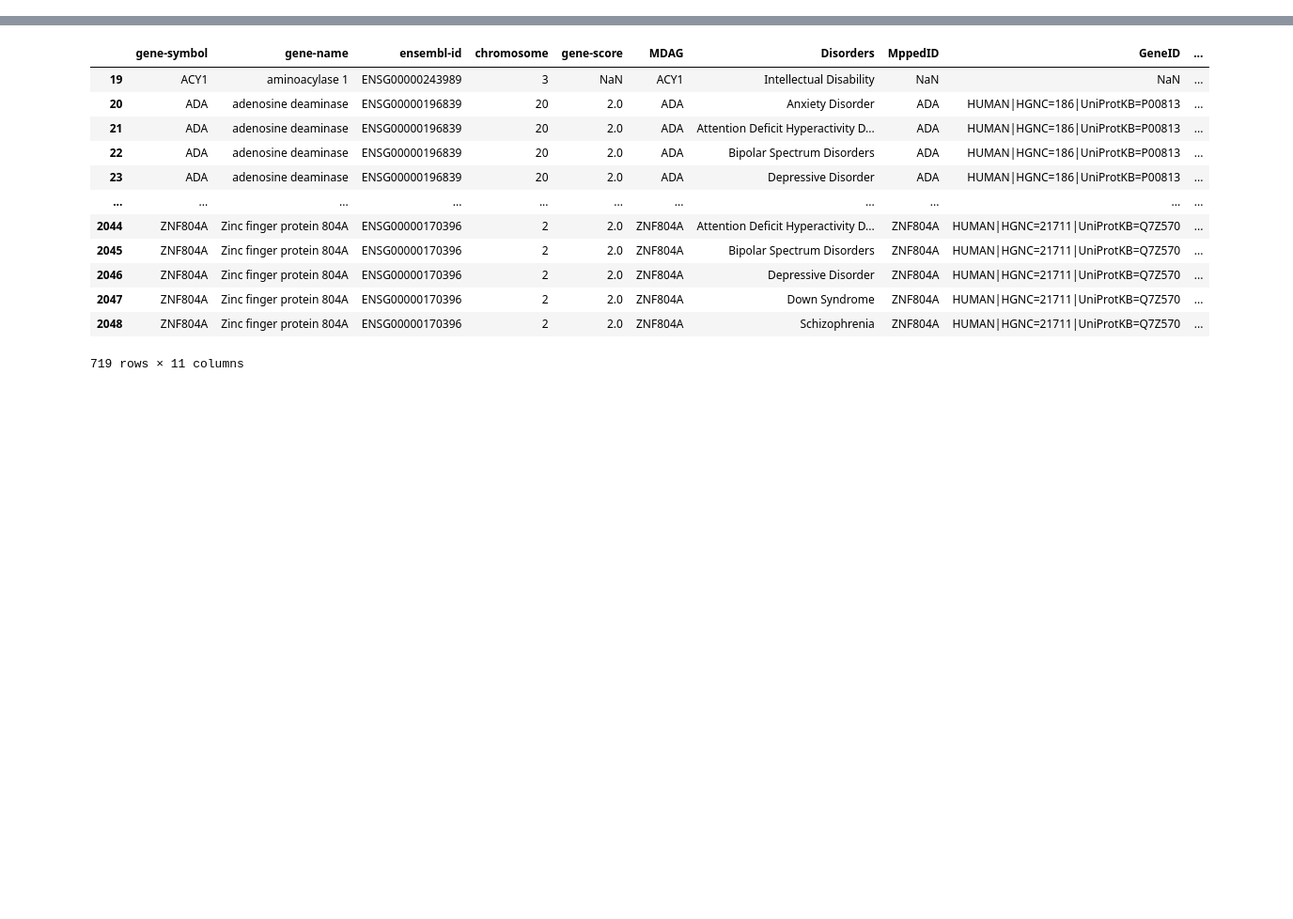
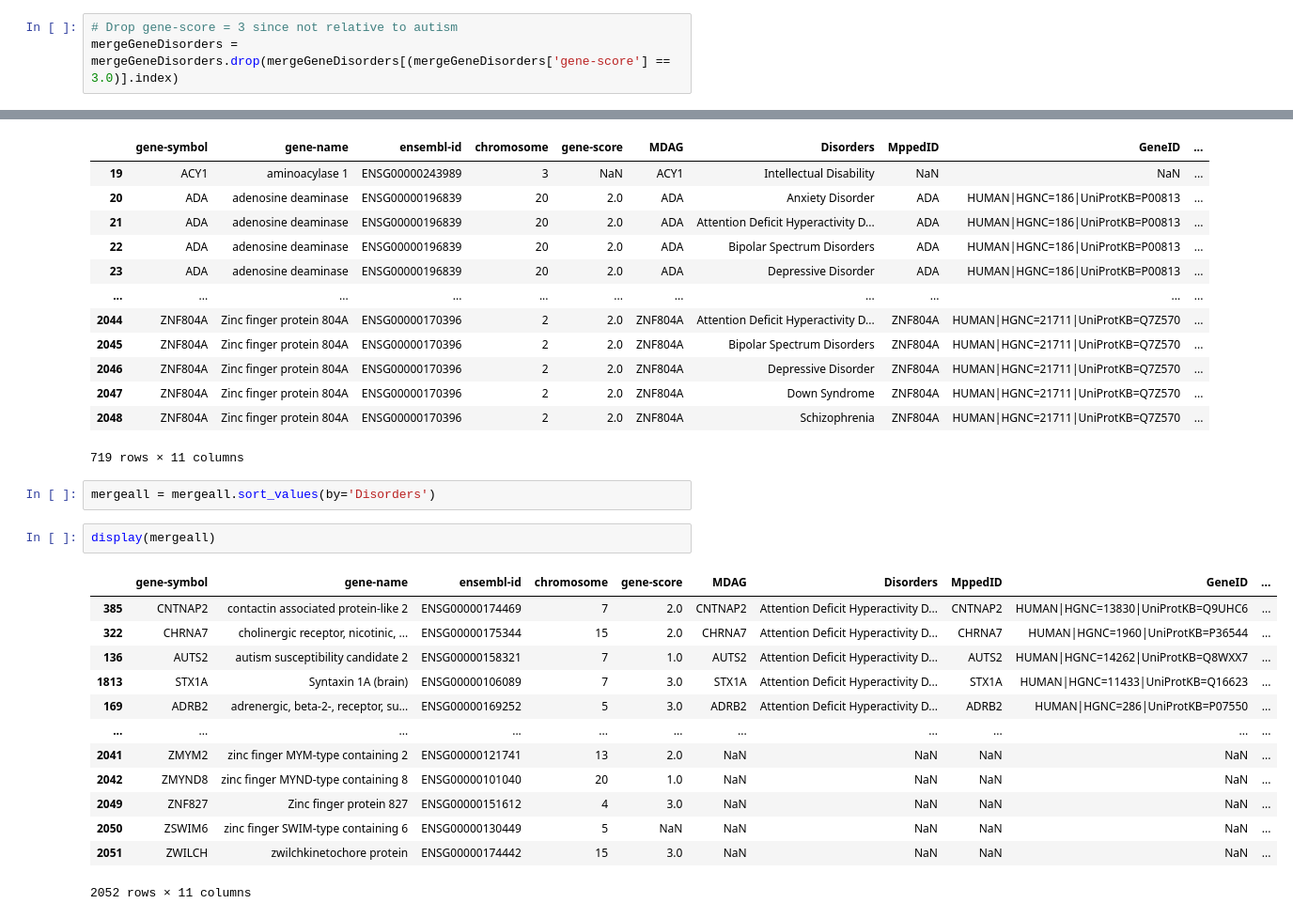
Before and after one commit to Bluestars1/BMI520-Autism-Genes, a Jupyter notebook: Autism.ipynb, the cells around one changed output, grey strips where cells are left out. Shown: that part at 94% size. Drawn from its saved outputs; the diff is of its cells as text; blank space fills up the shorter version.

```diff
--- a/Autism.ipynb
+++ b/Autism.ipynb
@@ -176,0 +177,3 @@ print(mergeGeneDisorders)
+# %%
+# Drop gene-score = 3 since not relative to autism
+mergeGeneDisorders = mergeGeneDisorders.drop(mergeGeneDisorders[(mergeGeneDisorders['gene-score'] == 3.0)].index)
@@ -249,3 +293,21 @@ display(dfmergeall)
 | 2047 | ZNF804A | Zinc finger protein 804A | ENSG00000170396 | 2 | 2.0 | ZNF804A | Down Syndrome | ZNF804A | HUMAN|HGNC=21711|UniProtKB=Q7Z570 | ... |
 | 2048 | ZNF804A | Zinc finger protein 804A | ENSG00000170396 | 2 | 2.0 | ZNF804A | Schizophrenia | ZNF804A | HUMAN|HGNC=21711|UniProtKB=Q7Z570 | ... |
 719 rows × 11 columns
+# %%
+mergeall = mergeall.sort_values(by='Disorders')
+# %%
+display(mergeall)
+# %% [output]
+|  | gene-symbol | gene-name | ensembl-id | chromosome | gene-score | MDAG | Disorders | MppedID | GeneID | ... |
+| 385 | CNTNAP2 | contactin associated protein-like 2 | ENSG00000174469 | 7 | 2.0 | CNTNAP2 | Attention Deficit Hyperactivity D... | CNTNAP2 | HUMAN|HGNC=13830|UniProtKB=Q9UHC6 | ... |
+| 322 | CHRNA7 | cholinergic receptor, nicotinic, ... | ENSG00000175344 | 15 | 2.0 | CHRNA7 | Attention Deficit Hyperactivity D... | CHRNA7 | HUMAN|HGNC=1960|UniProtKB=P36544 | ... |
+| 136 | AUTS2 | autism susceptibility candidate 2 | ENSG00000158321 | 7 | 1.0 | AUTS2 | Attention Deficit Hyperactivity D... | AUTS2 | HUMAN|HGNC=14262|UniProtKB=Q8WXX7 | ... |
+| 1813 | STX1A | Syntaxin 1A (brain) | ENSG00000106089 | 7 | 3.0 | STX1A | Attention Deficit Hyperactivity D... | STX1A | HUMAN|HGNC=11433|UniProtKB=Q16623 | ... |
+| 169 | ADRB2 | adrenergic, beta-2-, receptor, su... | ENSG00000169252 | 5 | 3.0 | ADRB2 | Attention Deficit Hyperactivity D... | ADRB2 | HUMAN|HGNC=286|UniProtKB=P07550 | ... |
+| ... | ... | ... | ... | ... | ... | ... | ... | ... | ... | ... |
+| 2041 | ZMYM2 | zinc finger MYM-type containing 2 | ENSG00000121741 | 13 | 2.0 | NaN | NaN | NaN | NaN | ... |
+| 2042 | ZMYND8 | zinc finger MYND-type containing 8 | ENSG00000101040 | 20 | 1.0 | NaN | NaN | NaN | NaN | ... |
+| 2049 | ZNF827 | Zinc finger protein 827 | ENSG00000151612 | 4 | 3.0 | NaN | NaN | NaN | NaN | ... |
+| 2050 | ZSWIM6 | zinc finger SWIM-type containing 6 | ENSG00000130449 | 5 | NaN | NaN | NaN | NaN | NaN | ... |
+| 2051 | ZWILCH | zwilchkinetochore protein | ENSG00000174442 | 15 | 3.0 | NaN | NaN | NaN | NaN | ... |
+2052 rows × 11 columns
```
Also changed, not shown: parts of 6 cells of this notebook.
